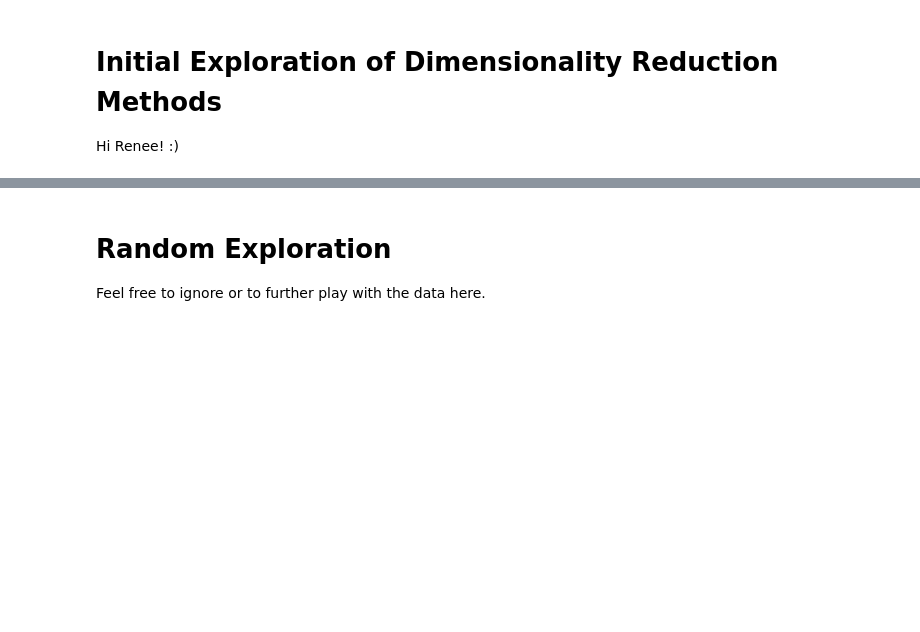
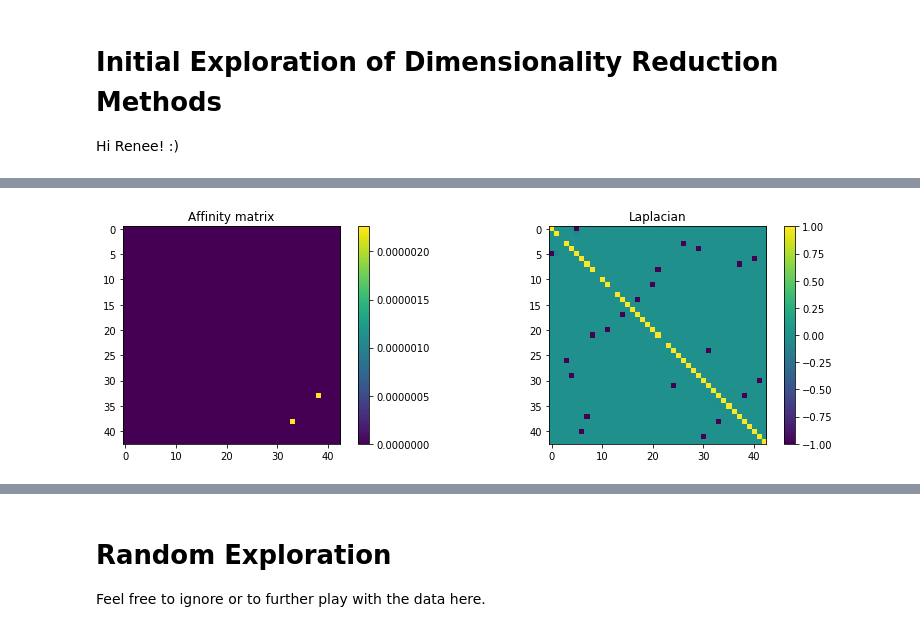
Before and after one commit to anniegao2007/neuron-clustering, a Jupyter notebook: code.ipynb, the cells around one changed output, grey strips where cells are left out. Cells and saved outputs as stored; diff of their text form; code cells hidden in the pictures; blank space fills up the shorter version.

```diff
--- a/code.ipynb
+++ b/code.ipynb
@@ -94,0 +203,14 @@ Hi Renee! :)
+# %%
+# visualize matrices
+plt.figure(figsize=(14,4))
+plt.subplot(121)
+plt.imshow(data_affin)
+plt.title('Affinity matrix')
+plt.colorbar()
+plt.subplot(122)
+plt.imshow(data_lapl)
+plt.title('Laplacian')
+plt.colorbar()
+plt.show()
+# %% [output]
+[figure, added]
```
Also changed, not shown: parts of 20 cells of this notebook.
